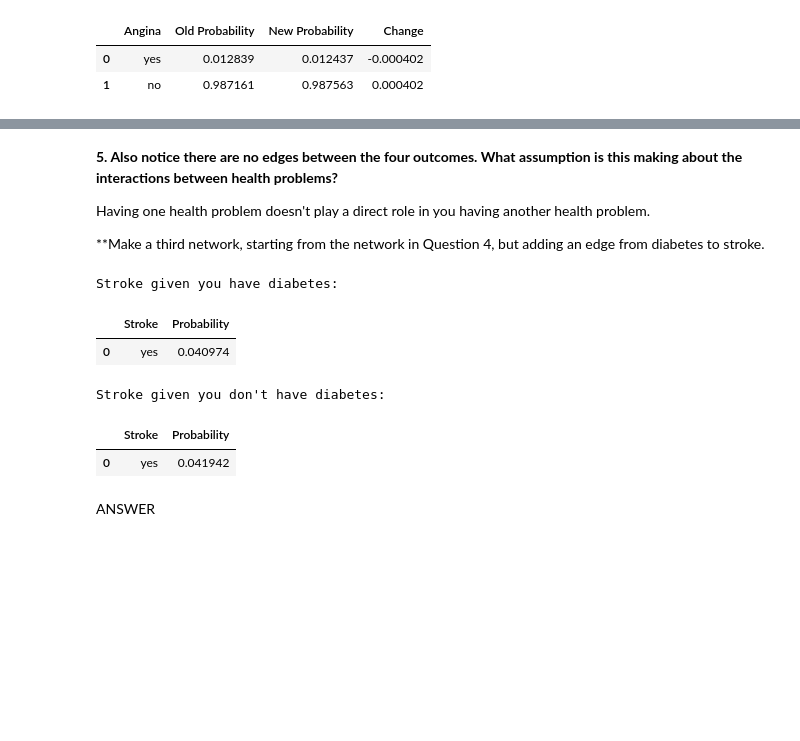
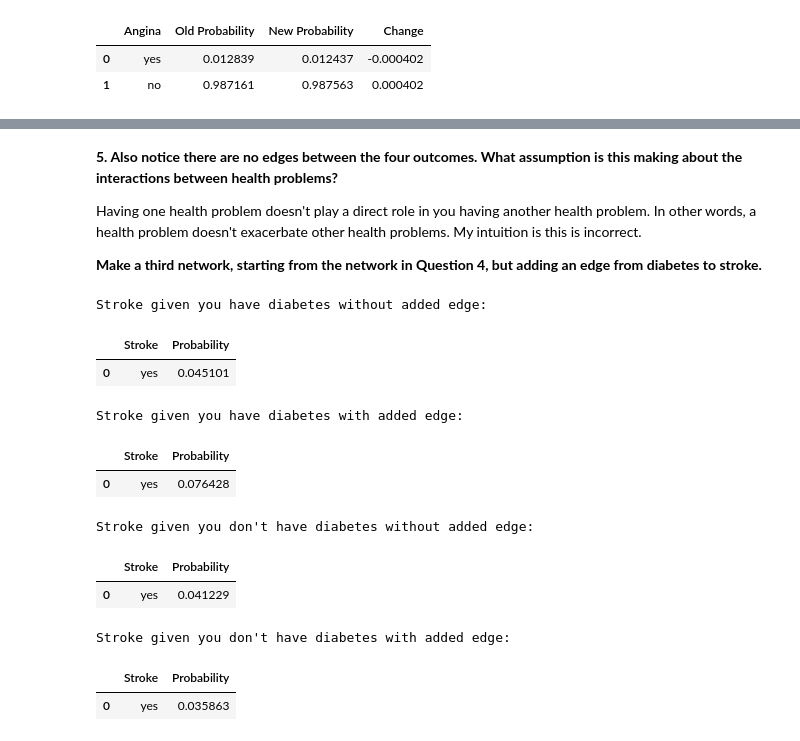
Before and after one commit to jspitkin/spring2018, a Jupyter notebook: pm/hw2/hw2.ipynb, the cells around one changed output, grey strips where cells are left out. Drawn from its saved outputs; the diff is of its cells as text; code cells hidden in the pictures; blank space fills up the shorter version.

```diff
--- a/pm/hw2/hw2.ipynb
+++ b/pm/hw2/hw2.ipynb
@@ -308,6 +319,7 @@ ANSWER
 
 **Let's test the validity of these assumptions. Create a second Bayesian network as above, but add edges from smoking to each of the four outcomes and edges from exercise to each of the four outcomes.**
 # %%
+income = createCPTfromData(data, ["income"])
 diabetes_h = createCPTfromData(data, ["diabetes", "bmi", "smoke", "exercise"])
 stroke_h = createCPTfromData(data, ["stroke", "bmi", "bp", "cholesterol", "smoke", "exercise"])
 attack_h = createCPTfromData(data, ["attack", "bmi", "bp", "cholesterol", "smoke", "exercise"])
@@ -600,38 +620,60 @@ Angina outcomes with good health:
 # %% [markdown]
 **5. Also notice there are no edges between the four outcomes. What assumption is this making about the interactions between health problems?**
 
-Having one health problem doesn't play a direct role in you having another health problem.
+Having one health problem doesn't play a direct role in you having another health problem. In other words, a health problem doesn't exacerbate other health problems. My intuition is this is incorrect.
 
-**Make a third network, starting from the network in Question 4, but adding an edge from diabetes to stroke.
+**Make a third network, starting from the network in Question 4, but adding an edge from diabetes to stroke.**
 # %%
 # New Bayesian network with connections between habits and outcomes as well as between diabetes and stroke
 stroke_h2 = createCPTfromData(data, ["stroke", "bmi", "bp", "cholesterol", "smoke", "exercise", "diabetes"])
 
 habit_network_2 = [income, bmi, exercise, smoke, bp, cholesterol, diabetes_h, stroke_h2, attack_h, angina_h]
 
-print("Stroke given you have diabetes:")
-stroke_given_diabetes = infer(network, stroke_marg, ["diabetes"], [1])
+print("Stroke given you have diabetes without added edge:")
+stroke_given_diabetes = infer(habit_network, stroke_marg, ["diabetes"], [1])
 stroke_given_diabetes = stroke_given_diabetes.drop("stroke", 1)
 stroke_given_diabetes = stroke_given_diabetes.rename(columns={'probs':'Probability'})
 stroke_given_diabetes.insert(0, "Stroke", stroke_labels)
 stroke_given_diabetes.drop(stroke_given_diabetes.index[[1]], inplace=True)
 display(stroke_given_diabetes)
 print()
 
-print("Stroke given you don't have diabetes:")
-stroke_no_diabetes = infer(network, stroke_marg, ["diabetes"], [3])
+print("Stroke given you have diabetes with added edge:")
+stroke_given_diabetes = infer(habit_network_2, stroke_marg, ["diabetes"], [1])
+stroke_given_diabetes = stroke_given_diabetes.drop("stroke", 1)
+stroke_given_diabetes = stroke_given_diabetes.rename(columns={'probs':'Probability'})
+stroke_given_diabetes.insert(0, "Stroke", stroke_labels)
+stroke_given_diabetes.drop(stroke_given_diabetes.index[[1]], inplace=True)
+display(stroke_given_diabetes)
+print()
+
+print("Stroke given you don't have diabetes without added edge:")
+stroke_no_diabetes = infer(habit_network, stroke_marg, ["diabetes"], [3])
 stroke_no_diabetes = stroke_no_diabetes.drop("stroke", 1)
 stroke_no_diabetes = stroke_no_diabetes.rename(columns={'probs':'Probability'})
 stroke_no_diabetes.insert(0, "Stroke", stroke_labels)
 stroke_no_diabetes.drop(stroke_no_diabetes.index[[1]], inplace=True)
 display(stroke_no_diabetes)
 print()
+
+print("Stroke given you don't have diabetes with added edge:")
+stroke_no_diabetes = infer(habit_network_2, stroke_marg, ["diabetes"], [3])
+stroke_no_diabetes = stroke_no_diabetes.drop("stroke", 1)
+stroke_no_diabetes = stroke_no_diabetes.rename(columns={'probs':'Probability'})
+stroke_no_diabetes.insert(0, "Stroke", stroke_labels)
+stroke_no_diabetes.drop(stroke_no_diabetes.index[[1]], inplace=True)
+display(stroke_no_diabetes)
+print()
 # %% [output]
-Stroke given you have diabetes:
+Stroke given you have diabetes without added edge:
 |  | Stroke | Probability |
-| 0 | yes | 0.040974 |
+| 0 | yes | 0.045101 |
-Stroke given you don't have diabetes:
+Stroke given you have diabetes with added edge:
 |  | Stroke | Probability |
-| 0 | yes | 0.041942 |
+| 0 | yes | 0.076428 |
+Stroke given you don't have diabetes without added edge:
+|  | Stroke | Probability |
+| 0 | yes | 0.041229 |
+Stroke given you don't have diabetes with added edge:
+|  | Stroke | Probability |
+| 0 | yes | 0.035863 |
-# %% [markdown]
-ANSWER
```
Also changed, not shown: parts of 10 cells of this notebook, 6 other files.
